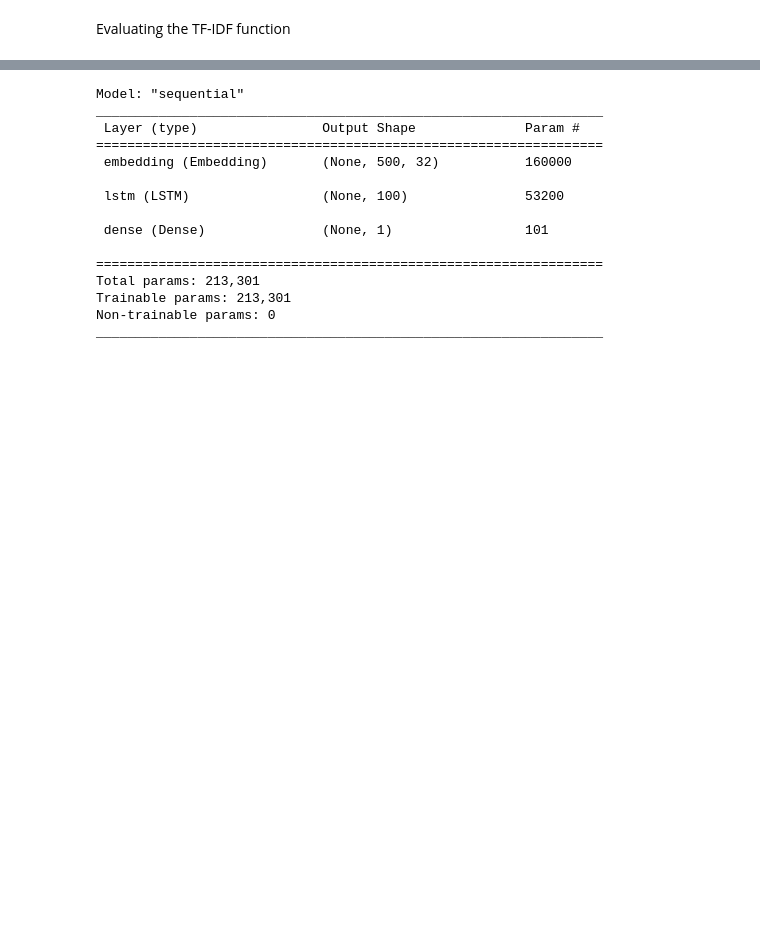
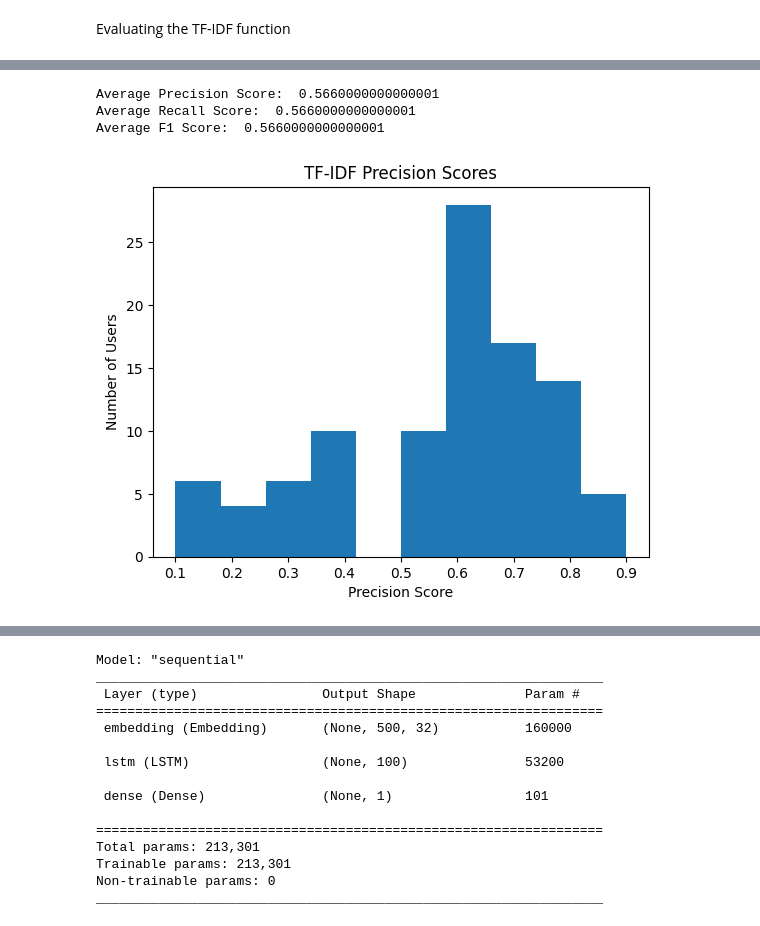
Before and after one commit to EricCallaway/Music_Recommendation_Application, a Jupyter notebook: tf-idf_recommendation.ipynb, the cells around one changed output, grey strips where cells are left out. Saved outputs shown, nothing was run; the diff lists cells and outputs as text; code cells hidden in the pictures; blank space fills up the shorter version.

```diff
--- a/tf-idf_recommendation.ipynb
+++ b/tf-idf_recommendation.ipynb
@@ -203,7 +204,7 @@ Playlist User Enterd:
 # %% [markdown]
 Here I am creating a Tf-idf vectorizer object, and fitting the clean lyrics column onto it.
 # %%
-def generate_recommendations(user_playlist_song_ids, user_playlist_lyrics):
+def tf_idf_generate_recommendations(user_playlist_song_ids, user_playlist_lyrics):
 
     # Create a new column with the combined clean lyrics for each song
     clean_lyrics = df['clean_lyrics']
@@ -237,10 +238,10 @@ def generate_recommendations(user_playlist_song_ids, user_playlist_lyrics):
     return recommended_songs
 # %%
 # Test the function
-recommendations = generate_recommendations(user_playlist_song_ids=user_playlist_song_ids, user_playlist_lyrics=user_playlist_lyrics)
+tf_idf_recommendations = tf_idf_generate_recommendations(user_playlist_song_ids=user_playlist_song_ids, user_playlist_lyrics=user_playlist_lyrics)
 
 # Obtaining the details (i.e the song title and artist) from the spotify IDs returned by the generate_recommendations function.
-song_details = df[df['spotify_id'].isin(recommendations)].drop_duplicates(subset='spotify_id')
+song_details = df[df['spotify_id'].isin(tf_idf_recommendations)].drop_duplicates(subset='spotify_id')
 # %% [markdown]
 Evaluating the TF-IDF function
 # %%
@@ -279,12 +265,12 @@ for user in user_ids:
     np.random.seed(user_value) # use the user ID as the seed
     user_playlists[user] = np.random.choice(spotify_ids, size=10, replace=False)
 
-user_recommendations = {}
+tf_idf_user_recommendations = {}
 for user, playlist in user_playlists.items():
     user_playlist_song_ids, user_playlist_lyrics = get_playlist_details(df=df, spotify_ids=playlist)
-    user_recommendations[user] = generate_recommendations(user_playlist_song_ids=user_playlist_song_ids, user_playlist_lyrics=user_playlist_lyrics)
+    tf_idf_user_recommendations[user] = tf_idf_generate_recommendations(user_playlist_song_ids=user_playlist_song_ids, user_playlist_lyrics=user_playlist_lyrics)
 
     # Obtaining the details (i.e the song title and artist) from the spotify IDs returned by the generate_recommendations function.
-    song_details = df[df['spotify_id'].isin(user_recommendations[user])].drop_duplicates(subset='spotify_id')
+    song_details = df[df['spotify_id'].isin(tf_idf_user_recommendations[user])].drop_duplicates(subset='spotify_id')
 # %% [output]
 Playlist User Enterd:
@@ -358,0 +293,24 @@ scores_df = evaluate_recommendations(user_recommendations=user_recommendations,
+# %%
+# Generate Precision, Recall, and f1 scores for the recommendations based on if the song recommended is in the user's playlist for TF-IDF
+tf_idf_precision_scores = []
+tf_idf_recall_scores = []
+tf_idf_f1_scores = []
+for user, tf_idf_recommendations in tf_idf_user_recommendations.items():
+    # Get the songs in the user's playlist
+    user_playlist = user_playlists[user]
+    # Get the number of songs in the user's playlist that were recommended
+    num_recommended_in_playlist = len(set(tf_idf_recommendations).intersection(user_playlist))
+    # Calculate the precision score for the user's recommendations
+    precision = num_recommended_in_playlist / len(tf_idf_recommendations)
+    # Calculate the recall score for the user's recommendations
+    recall = num_recommended_in_playlist / len(user_playlist)
+    # Calculate the f1 score for the user's recommendations
+    f1 = 2 * (precision * recall) / (precision + recall)
+    # Append the scores to the lists
+    tf_idf_precision_scores.append(precision)
+    tf_idf_recall_scores.append(recall)
+    tf_idf_f1_scores.append(f1)
+
+print("Precision Scores: ", tf_idf_precision_scores)
+print("Recall Scores: ", tf_idf_recall_scores)
+print("F1 Scores: ", tf_idf_f1_scores)
@@ -358,0 +321,18 @@ scores_df = evaluate_recommendations(user_recommendations=user_recommendations,
+# %%
+# Print the average precision, recall, and f1 scores for the TF-IDF recommendations
+print("Average Precision Score: ", np.mean(tf_idf_precision_scores))
+print("Average Recall Score: ", np.mean(tf_idf_recall_scores))
+print("Average F1 Score: ", np.mean(tf_idf_f1_scores))
+# %% [output]
+Average Precision Score:  0.5660000000000001
+Average Recall Score:  0.5660000000000001
+Average F1 Score:  0.5660000000000001
+# %%
+# Show the distribution of the precision scores in a chart
+plt.hist(tf_idf_precision_scores)
+plt.title('TF-IDF Precision Scores')
+plt.xlabel('Precision Score')
+plt.ylabel('Number of Users')
+plt.show()
+# %% [output]
+[figure, added]
```
Also changed, not shown: parts of 48 cells of this notebook, 1 other file.
